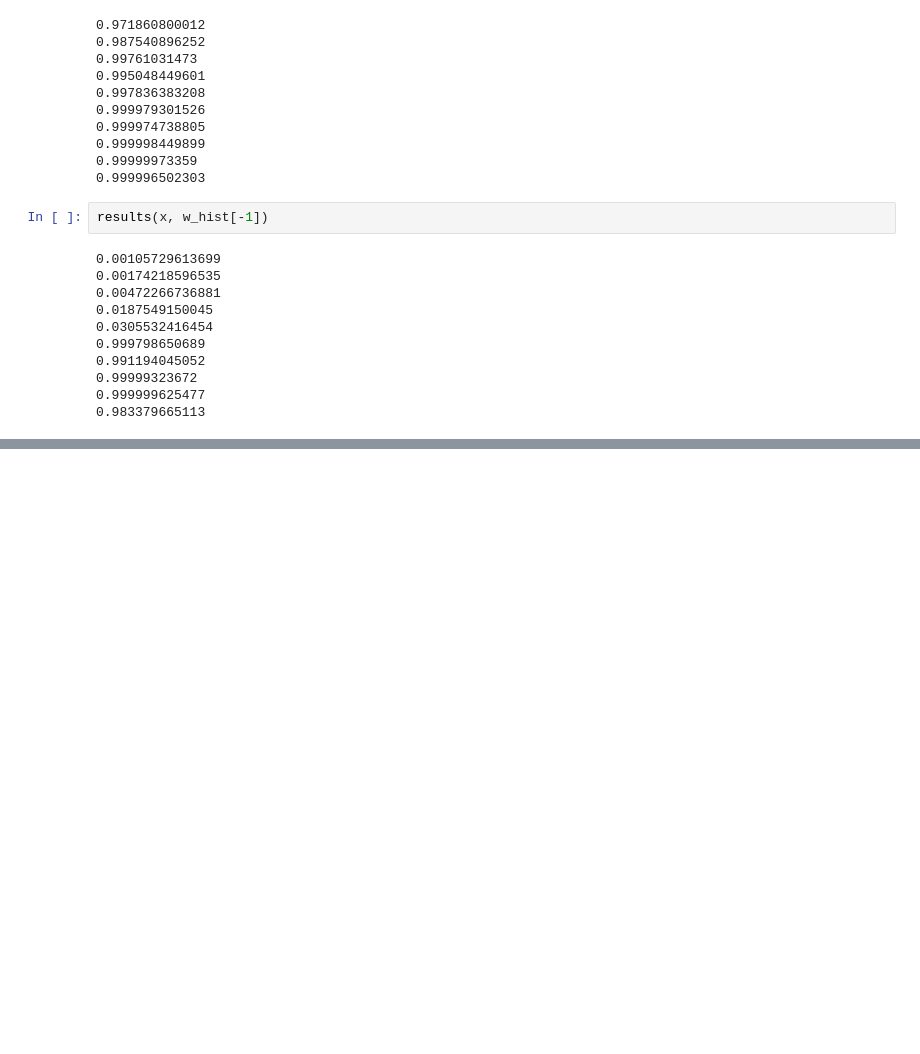
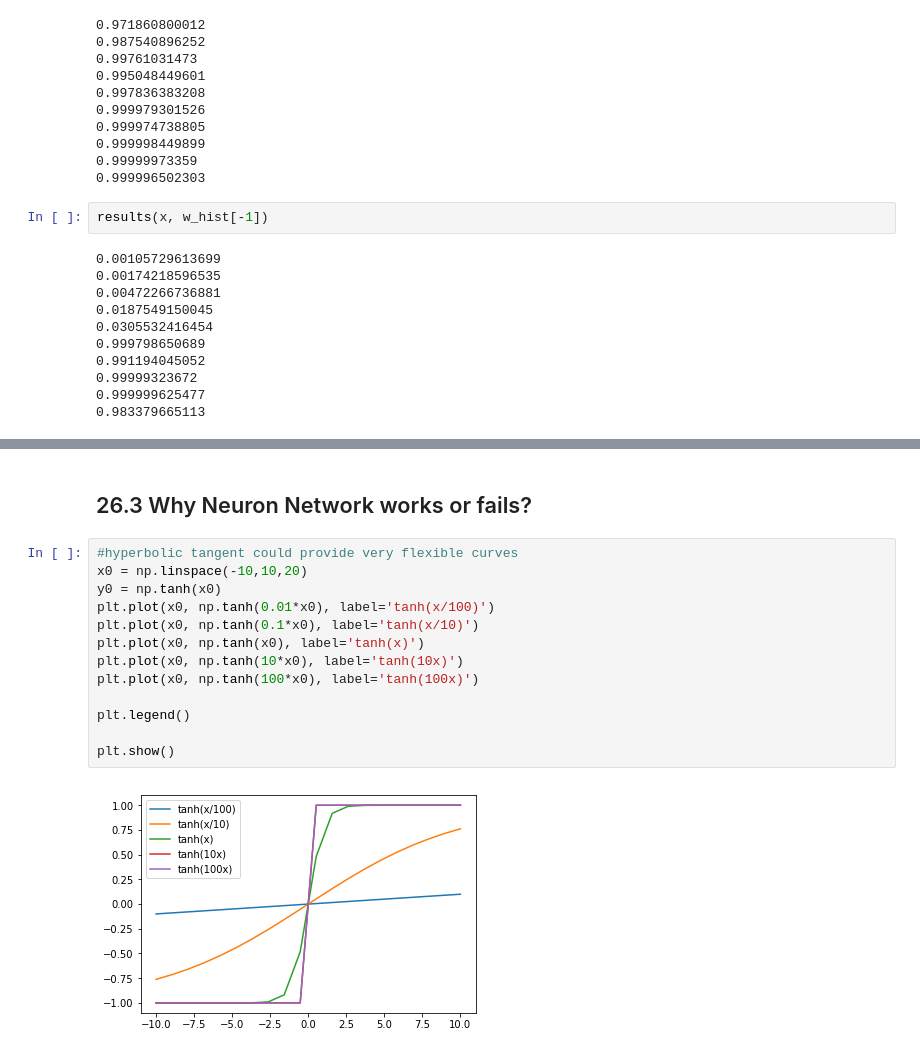
Before and after one commit to MaterSim/ComputationalPhysics300, a Jupyter notebook: Lec_26.ipynb, the cells around one changed output, grey strips where cells are left out. Cells and saved outputs as stored; diff of their text form; blank space fills up the shorter version.

```diff
--- a/Lec_26.ipynb
+++ b/Lec_26.ipynb
@@ -112,0 +229,17 @@ display_animation(anim, default_mode = 'once')
+# %% [markdown]
+## 26.3 Why Neuron Network works or fails?
+# %%
+#hyperbolic tangent could provide very flexible curves
+x0 = np.linspace(-10,10,20)
+y0 = np.tanh(x0)
+plt.plot(x0, np.tanh(0.01*x0), label='tanh(x/100)')
+plt.plot(x0, np.tanh(0.1*x0), label='tanh(x/10)')
+plt.plot(x0, np.tanh(x0), label='tanh(x)')
+plt.plot(x0, np.tanh(10*x0), label='tanh(10x)')
+plt.plot(x0, np.tanh(100*x0), label='tanh(100x)')
+
+plt.legend()
+
+plt.show()
+# %% [output]
+[figure, added]
```
Also changed, not shown: parts of 12 cells of this notebook.
